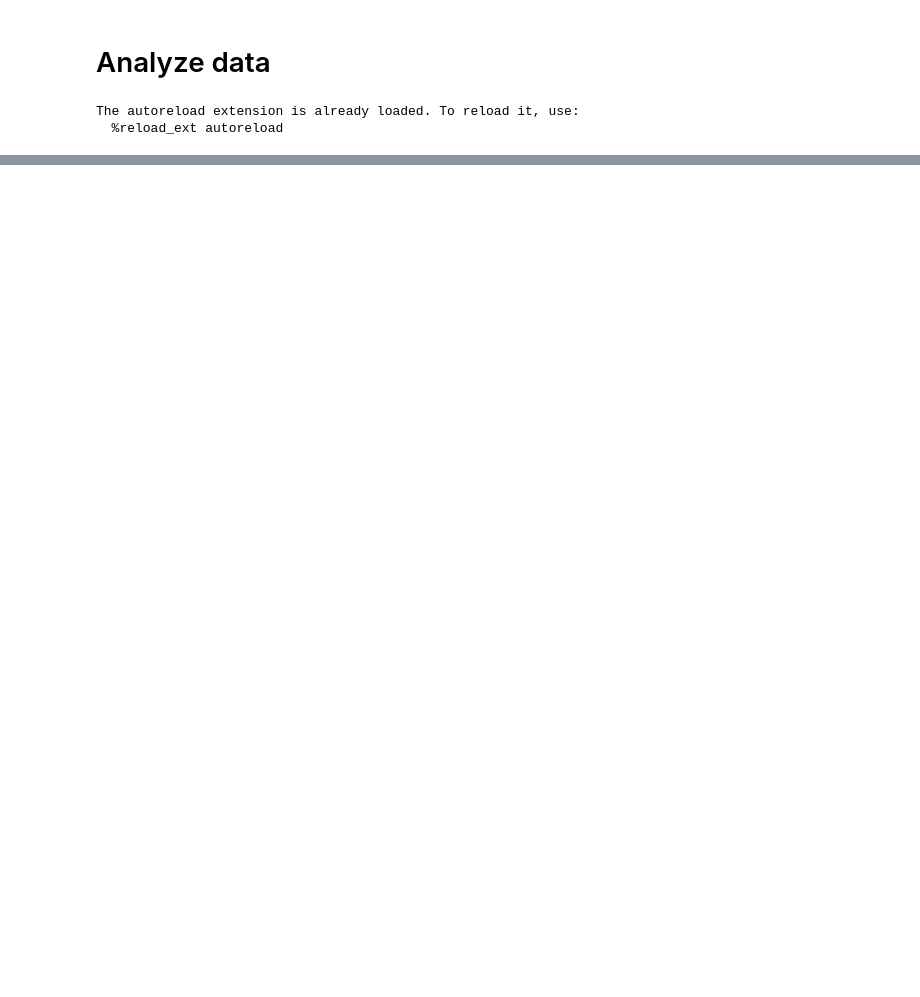
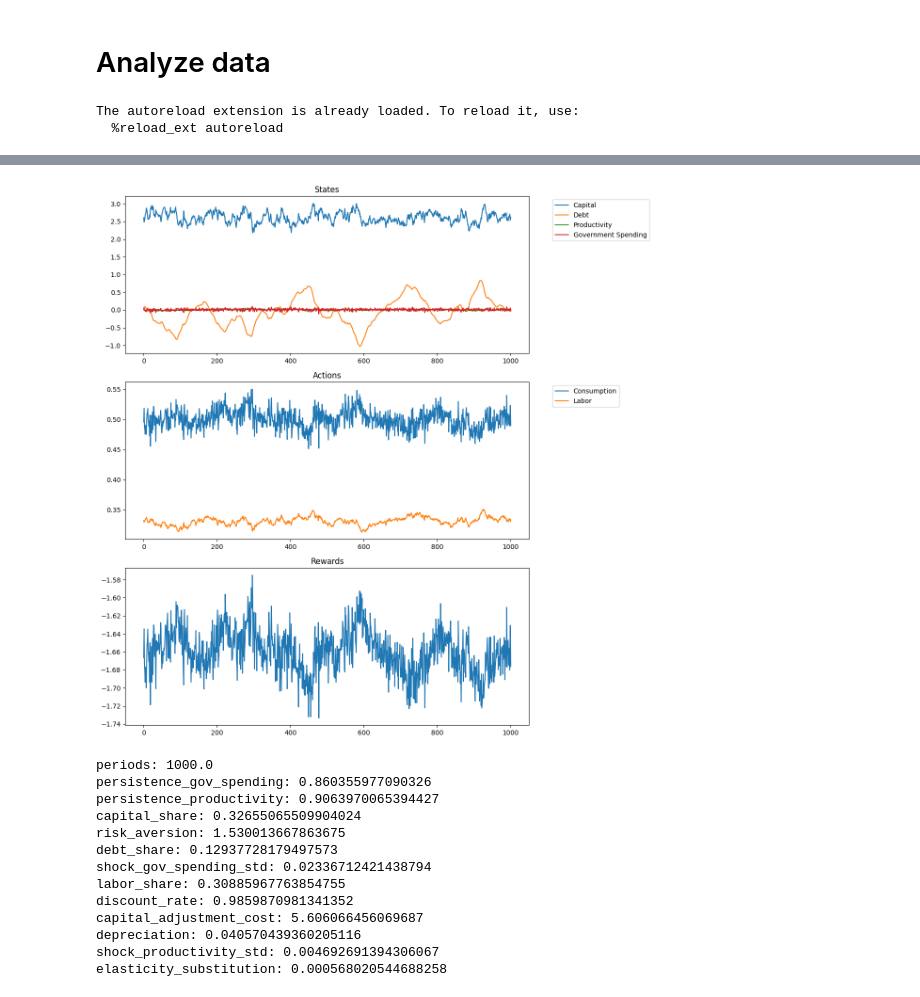
Before and after one commit to Alexponomarev7/marl-macro-modeling, a Jupyter notebook: research/data/analyze.ipynb, the cells around one changed output, grey strips where cells are left out. Drawn from its saved outputs; the diff is of its cells as text; code cells hidden in the pictures; blank space fills up the shorter version.

```diff
--- a/research/data/analyze.ipynb
+++ b/research/data/analyze.ipynb
@@ -27,0 +28,17 @@ elasticity_substitution: 0.001375274644327777
+# %%
+_ = plot_data_file("Aguiar_Gopinath_2007", sample_id=2)
+# %% [output]
+[figure, added]
+periods: 1000.0
+persistence_gov_spending: 0.860355977090326
+persistence_productivity: 0.9063970065394427
+capital_share: 0.32655065509904024
+risk_aversion: 1.530013667863675
+debt_share: 0.12937728179497573
+shock_gov_spending_std: 0.02336712421438794
+labor_share: 0.30885967763854755
+discount_rate: 0.9859870981341352
+capital_adjustment_cost: 5.606066456069687
+depreciation: 0.040570439360205116
+shock_productivity_std: 0.004692691394306067
+elasticity_substitution: 0.000568020544688258
```
Also changed, not shown: parts of 1 cell of this notebook, 3 other files.
